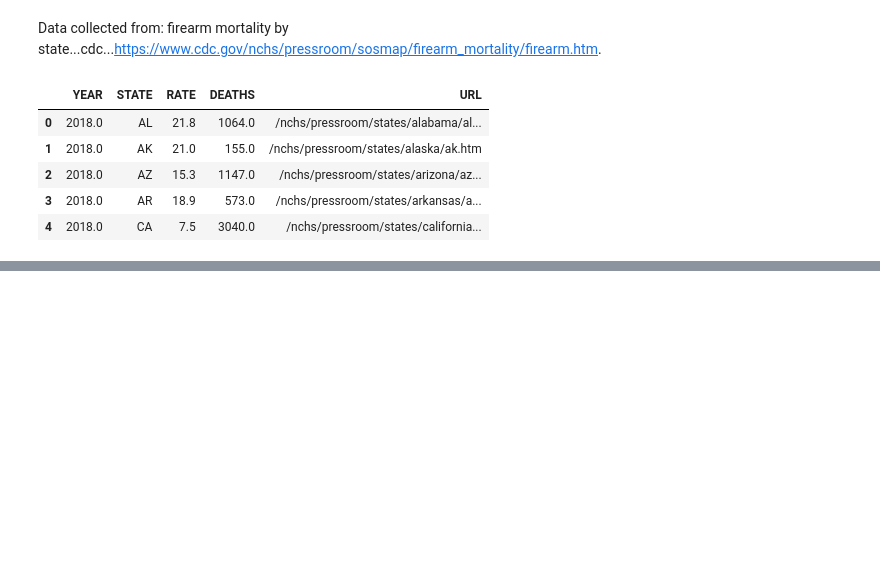
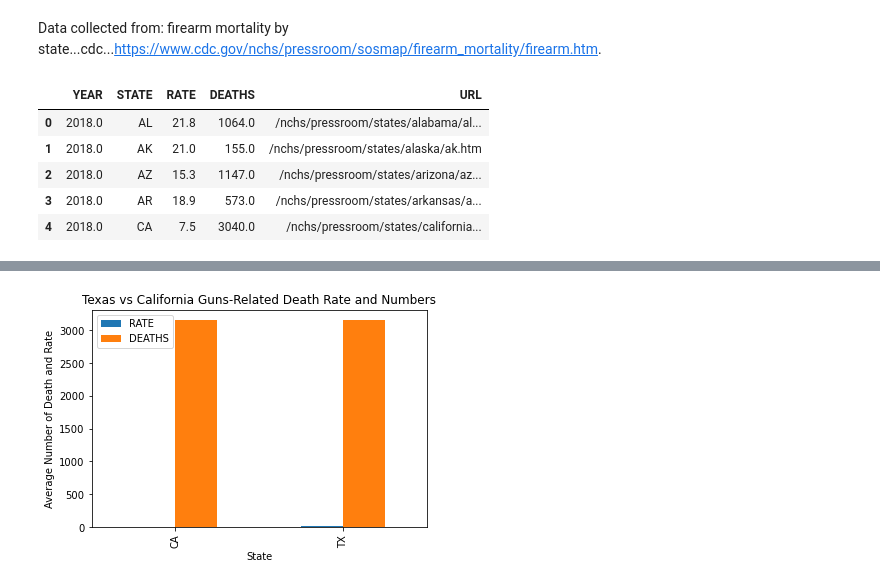
Before and after one commit to gotar1/Gun-Laws-Analysis, a Jupyter notebook: guns_data.ipynb, the cells around one changed output, grey strips where cells are left out. Drawn from its saved outputs; the diff is of its cells as text; code cells hidden in the pictures; blank space fills up the shorter version.

```diff
--- a/guns_data.ipynb
+++ b/guns_data.ipynb
@@ -47,0 +42,8 @@ tx_vs_ca_df
+# %%
+tx_vs_ca.plot.bar()
+plt.title('Texas vs California Guns-Related Death Rate and Numbers')
+plt.xlabel('State')
+plt.ylabel('Average Number of Death and Rate')
+plt.show()
+# %% [output]
+[figure, added]
```
Also changed, not shown: parts of 6 cells of this notebook.
